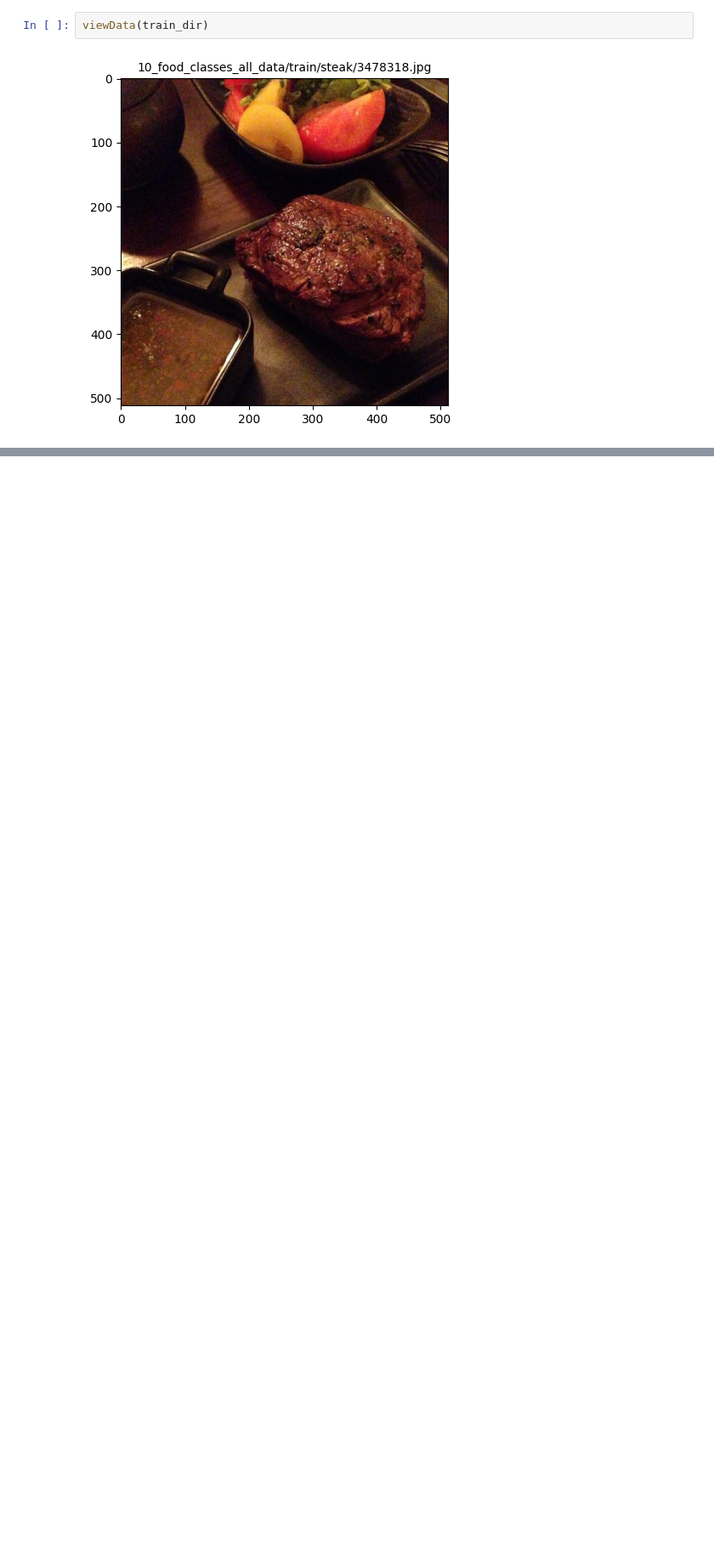
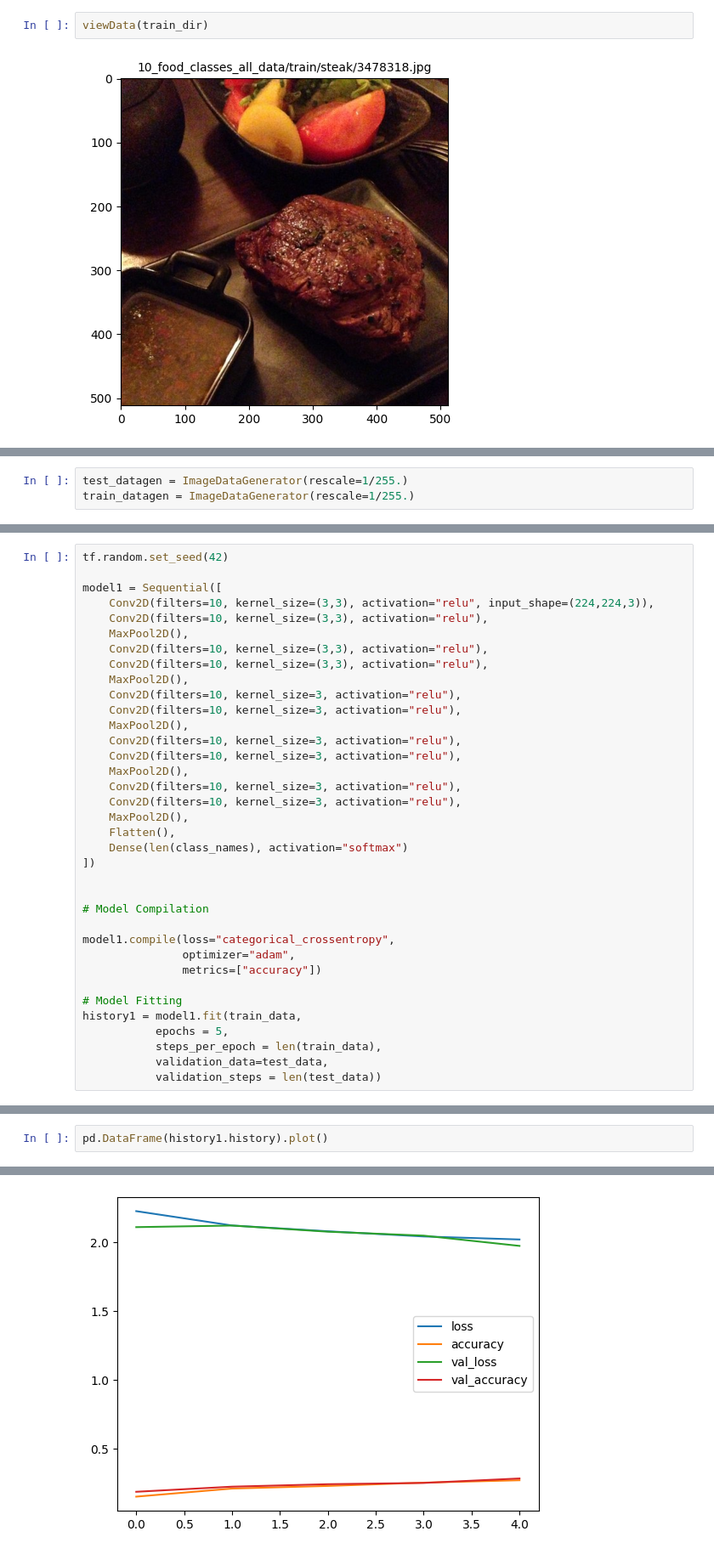
Before and after one commit to 5h4rrk/dl-experiments, a Jupyter notebook: Transfer_Learningipynb.ipynb, the cells around one changed output, grey strips where cells are left out. Shown at 85% size. Saved outputs shown, nothing was run; the diff lists cells and outputs as text; blank space fills up the shorter version.

```diff
--- a/Transfer_Learningipynb.ipynb
+++ b/Transfer_Learningipynb.ipynb
@@ -92,0 +95,3 @@ viewData(train_dir)
+# %%
+test_datagen = ImageDataGenerator(rescale=1/255.)
+train_datagen = ImageDataGenerator(rescale=1/255.)
@@ -92,0 +119,36 @@ viewData(train_dir)
+# %%
+tf.random.set_seed(42)
+
+model1 = Sequential([
+    Conv2D(filters=10, kernel_size=(3,3), activation="relu", input_shape=(224,224,3)),
+    Conv2D(filters=10, kernel_size=(3,3), activation="relu"),
+    MaxPool2D(),
+    Conv2D(filters=10, kernel_size=(3,3), activation="relu"),
+    Conv2D(filters=10, kernel_size=(3,3), activation="relu"),
+    MaxPool2D(),
+    Conv2D(filters=10, kernel_size=3, activation="relu"),
+    Conv2D(filters=10, kernel_size=3, activation="relu"),
+    MaxPool2D(),
+    Conv2D(filters=10, kernel_size=3, activation="relu"),
+    Conv2D(filters=10, kernel_size=3, activation="relu"),
+    MaxPool2D(),
+    Conv2D(filters=10, kernel_size=3, activation="relu"),
+    Conv2D(filters=10, kernel_size=3, activation="relu"),
+    MaxPool2D(),
+    Flatten(),
+    Dense(len(class_names), activation="softmax")
+])
+
+
+# Model Compilation
+
+model1.compile(loss="categorical_crossentropy",
+               optimizer="adam",
+               metrics=["accuracy"])
+
+# Model Fitting
+history1 = model1.fit(train_data,
+           epochs = 5,
+           steps_per_epoch = len(train_data),
+           validation_data=test_data,
+           validation_steps = len(test_data))
@@ -92,0 +168,3 @@ viewData(train_dir)
+# %%
+pd.DataFrame(history1.history).plot()
+# %% [output]
@@ -92,0 +172 @@ viewData(train_dir)
+[figure, added]
```
Also changed, not shown: parts of 9 cells of this notebook.
